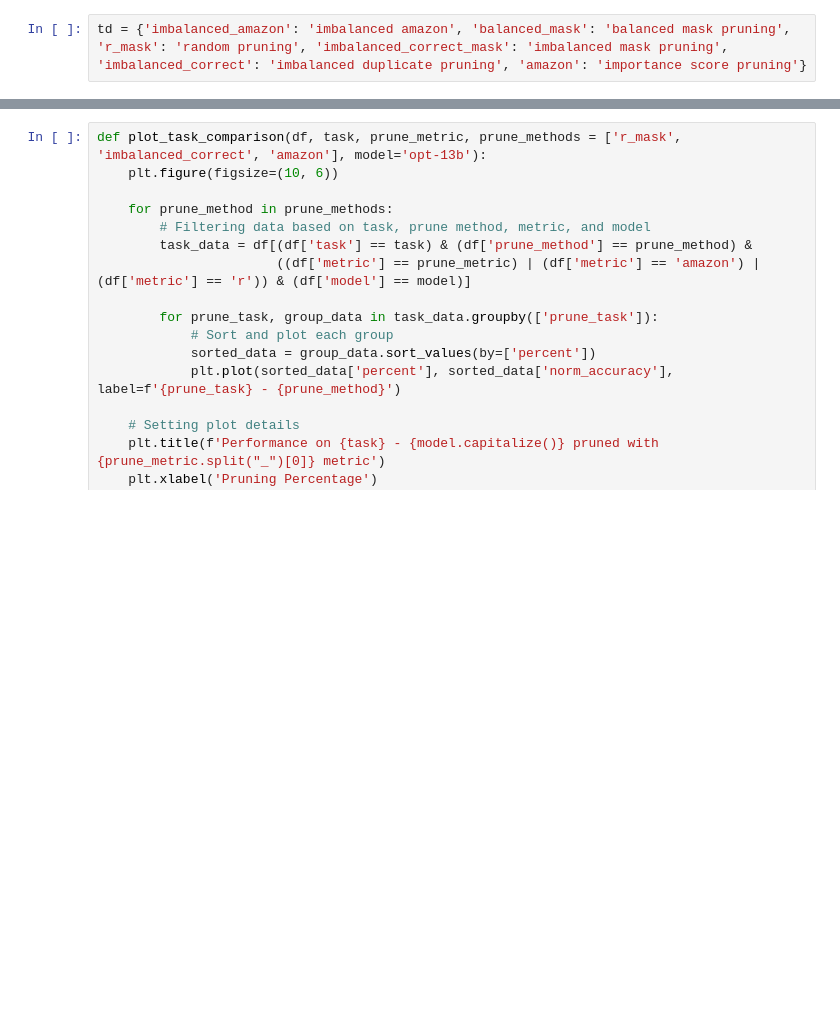
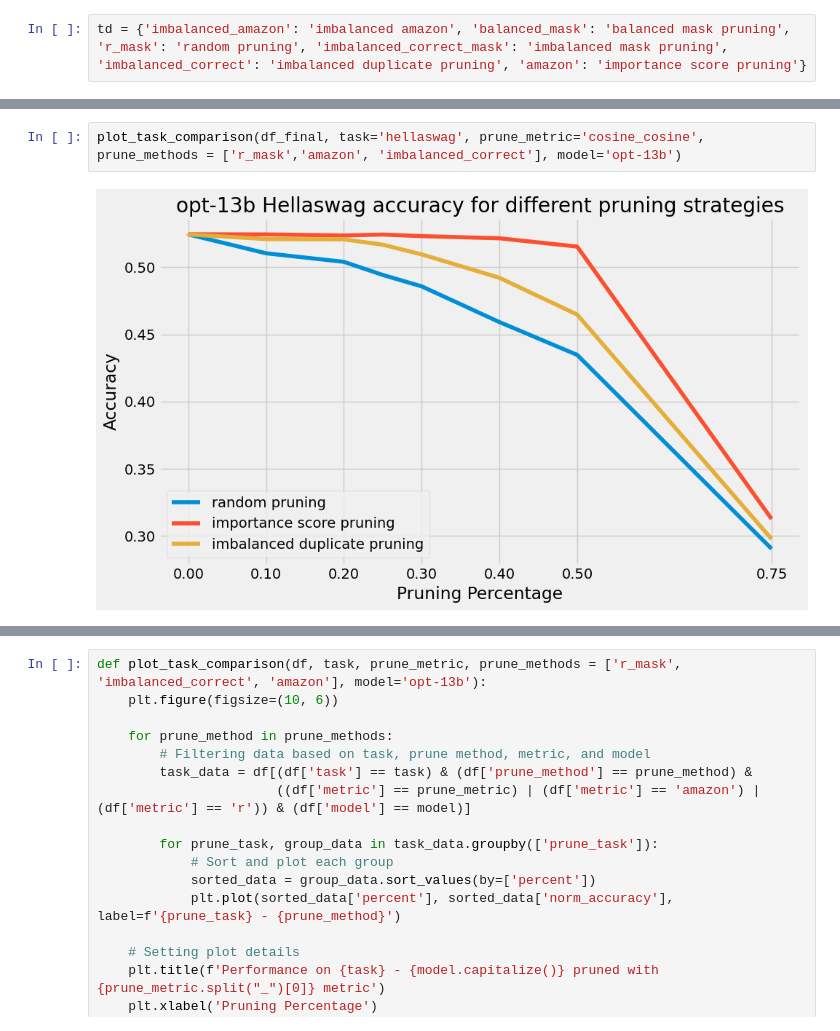
Before and after one commit to johanlaursen/explainabloomity, a Jupyter notebook: results.ipynb, the cells around one changed output, grey strips where cells are left out. Saved outputs shown, nothing was run; the diff lists cells and outputs as text; blank space fills up the shorter version.

```diff
--- a/results.ipynb
+++ b/results.ipynb
@@ -300,0 +212,4 @@ df_final[df_final['prune_method'] == 'r_mask']
+# %%
+plot_task_comparison(df_final, task='hellaswag', prune_metric='cosine_cosine', prune_methods = ['r_mask','amazon', 'imbalanced_correct'], model='opt-13b')
+# %% [output]
+[figure, added]
```
Also changed, not shown: parts of 12 cells of this notebook.
